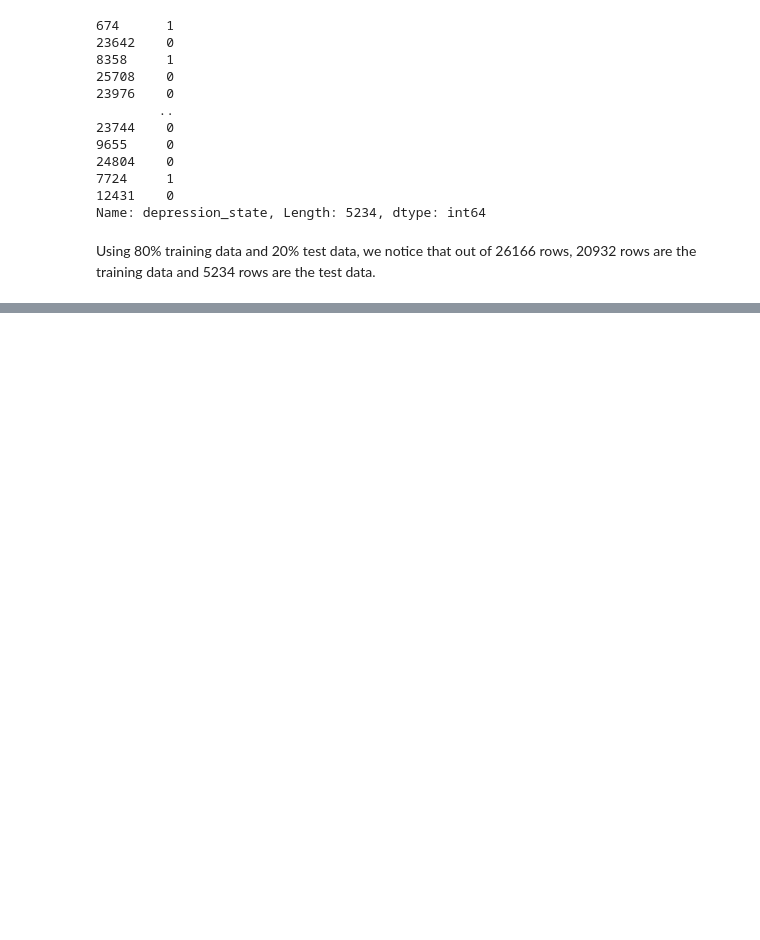
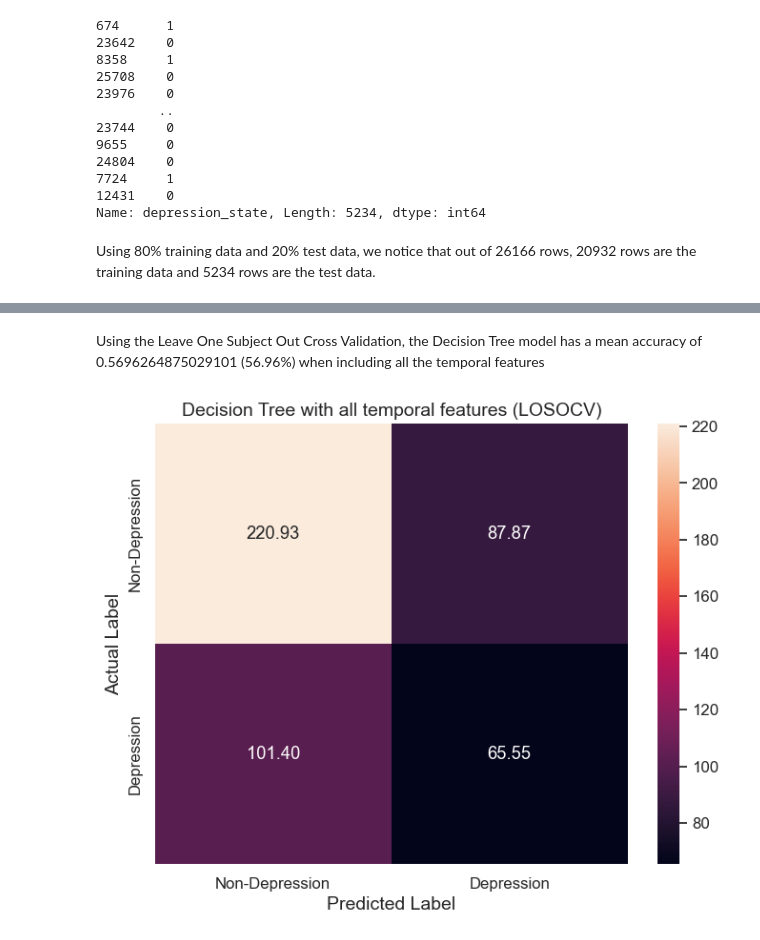
Before and after one commit to KADev2022/CS3IP, a Jupyter notebook: Machine Learning Experiment - Depression or Non-Depression Classification (Final).ipynb, the cells around one changed output, grey strips where cells are left out. Cells and saved outputs as stored; diff of their text form; code cells hidden in the pictures; blank space fills up the shorter version.

```diff
--- a/Machine Learning Experiment - Depression or Non-Depression Classification (Final).ipynb
+++ b/Machine Learning Experiment - Depression or Non-Depression Classification (Final).ipynb
@@ -1981,0 +1995,8 @@ Out of the 5234 predictions, Random Forest has made 3369 correct predictions and
+# %%
+from sklearn.model_selection import LeaveOneGroupOut
+
+# Initialise the Leave One Subject Out Cross Validation
+logo = LeaveOneGroupOut()
+
+# Define Decision Tree Classifier
+dt_clf = DecisionTreeClassifier(random_state=42)
@@ -1981,0 +2086,23 @@ Out of the 5234 predictions, Random Forest has made 3369 correct predictions and
+# %% [markdown]
+Using the Leave One Subject Out Cross Validation, the Decision Tree model has a mean accuracy of 0.5696264875029101 (56.96%) when including all the temporal features
+# %%
+# Maximum dimensions for all confusion matrix
+maximum_rows = max(conf_matrix.shape[0] for conf_matrix in conf_matrices)
+maximum_columns = max(conf_matrix.shape[1] for conf_matrix in conf_matrices)
+
+# Pad each confusion matrix in each fold of the LOSOCV to ensure they have the same shape
+pad_matrices = []
+
+for conf_matrix in conf_matrices:
+    pad_width = ((0, maximum_rows - conf_matrix.shape[0]), (0, maximum_columns - conf_matrix.shape[1]))
+    pad_matrix = np.pad(conf_matrix, pad_width, mode='constant')
+    pad_matrices.append(pad_matrix)
+
+# Mean confusion matrix of Random Forest with the features with Leave One Subject Out Cross Validation
+mean_conf_matrix = np.mean(pad_matrices, axis=0)
+
+# Plot the confusion matrix
+plot_confusion_matrix_cross_validation(mean_conf_matrix,
+                                       "Decision Tree with all temporal features (LOSOCV)")
+# %% [output]
+[figure, added]
```
Also changed, not shown: parts of 46 cells of this notebook.
